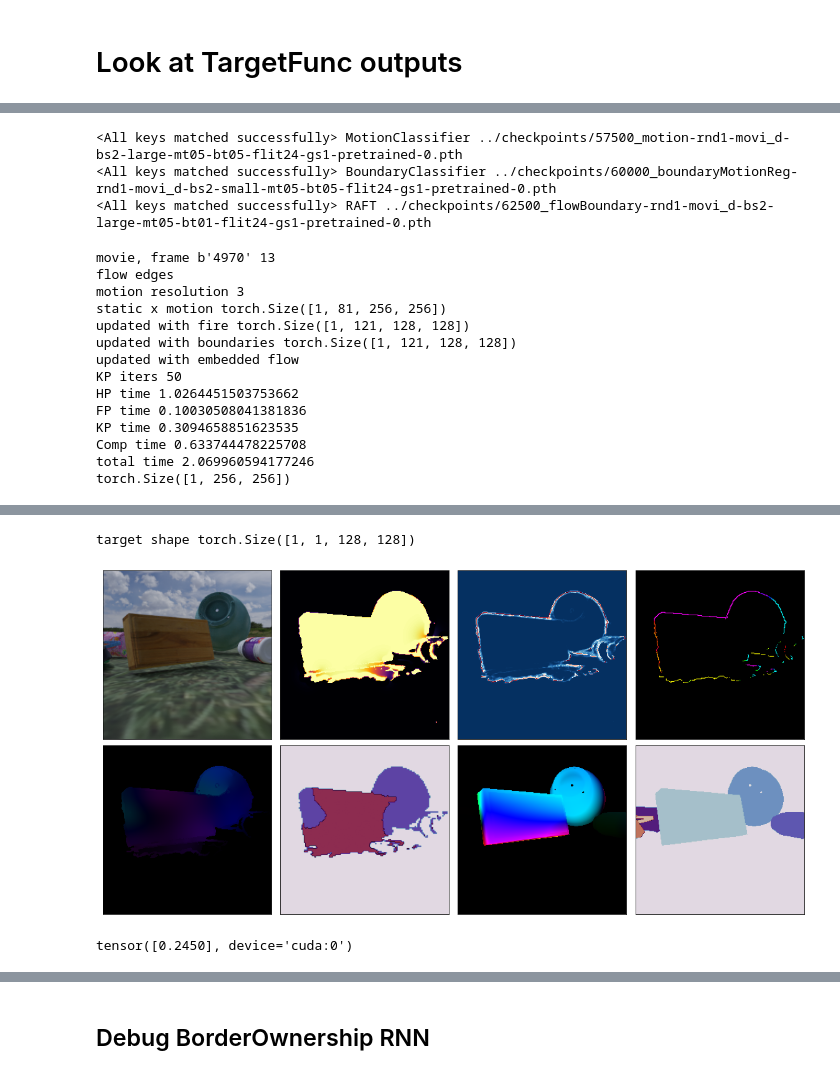
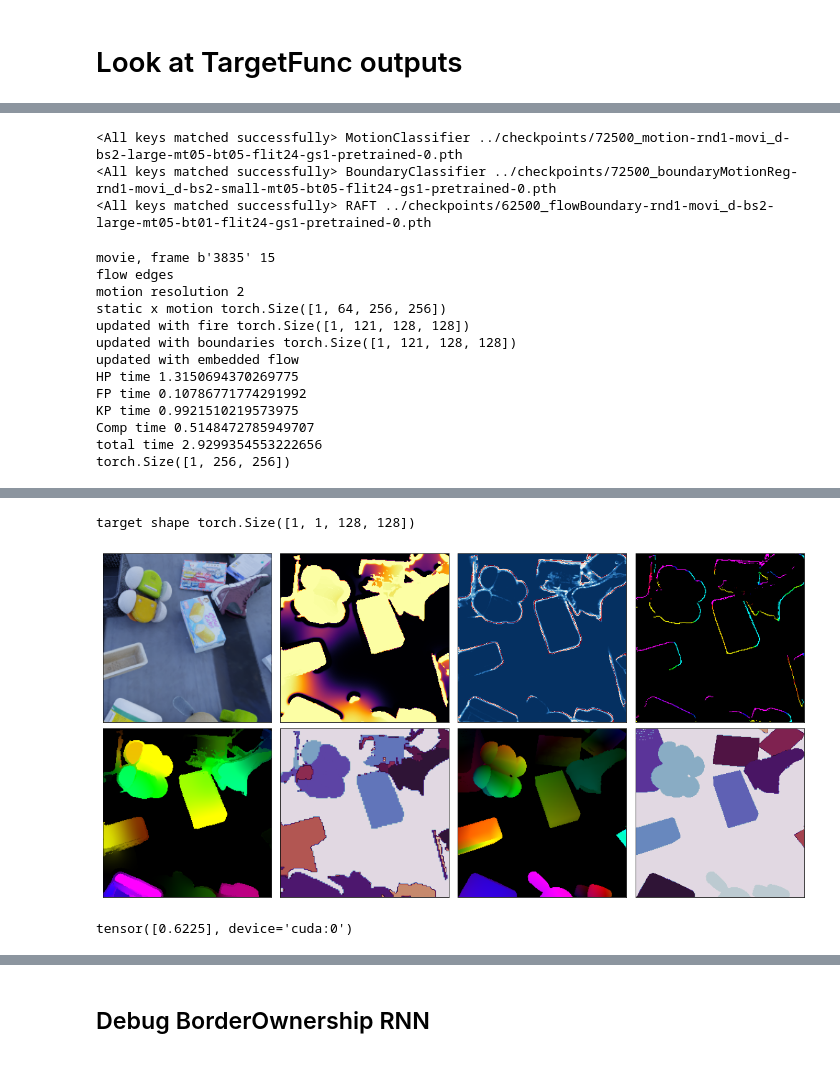
Before and after one commit to neuroailab/RAFT, a Jupyter notebook: notebooks/MotionToStatic_db042322.ipynb, the cells around one changed output, grey strips where cells are left out. Saved outputs shown, nothing was run; the diff lists cells and outputs as text; code cells hidden in the pictures.

```diff
--- a/notebooks/MotionToStatic_db042322.ipynb
+++ b/notebooks/MotionToStatic_db042322.ipynb
@@ -425,8 +425,8 @@ f_path = flow_paths[f_idx]
 TargetFunc = teachers.MotionToStaticTeacher(
     student_model_type=None,
     downsample_factor=2,
-    spatial_resolution=3,
-    motion_resolution=3,
+    spatial_resolution=4,
+    motion_resolution=2,
     target_from_motion=False,
     return_intermediates=True,
     build_flow_target=True,
@@ -517,8 +517,8 @@ def plot_targets(model, dataset, ex, motion_thresh=0.5, boundary_thresh=0.1,
 
     return targets
 # %% [output]
-<All keys matched successfully> MotionClassifier ../checkpoints/57500_motion-rnd1-movi_d-bs2-large-mt05-bt05-flit24-gs1-pretrained-0.pth
-<All keys matched successfully> BoundaryClassifier ../checkpoints/60000_boundaryMotionReg-rnd1-movi_d-bs2-small-mt05-bt05-flit24-gs1-pretrained-0.pth
+<All keys matched successfully> MotionClassifier ../checkpoints/72500_motion-rnd1-movi_d-bs2-large-mt05-bt05-flit24-gs1-pretrained-0.pth
+<All keys matched successfully> BoundaryClassifier ../checkpoints/72500_boundaryMotionReg-rnd1-movi_d-bs2-small-mt05-bt05-flit24-gs1-pretrained-0.pth
 <All keys matched successfully> RAFT ../checkpoints/62500_flowBoundary-rnd1-movi_d-bs2-large-mt05-bt01-flit24-gs1-pretrained-0.pth
 # %%
 ex = 5099
@@ -532,22 +532,21 @@ dataset = movi_dataset
 # dataset = tdw_dataset
 
 targets = plot_targets(TargetFunc, dataset, ex=ex, max_speed=3.0,
-                       motion_thresh=0.75, boundary_thresh=0.75, flip_flow=True,
+                       motion_thresh=0.5, boundary_thresh=0.5, flip_flow=True,
                        flow_iters=24, bootstrap=True
                       )
 # %% [output]
-movie, frame b'4970' 13
+movie, frame b'3835' 15
 flow edges
-motion resolution 3
-static x motion torch.Size([1, 81, 256, 256])
+motion resolution 2
+static x motion torch.Size([1, 64, 256, 256])
 updated with fire torch.Size([1, 121, 128, 128])
 updated with boundaries torch.Size([1, 121, 128, 128])
 updated with embedded flow
-KP iters 50
-HP time 1.0264451503753662
-FP time 0.10030508041381836
-KP time 0.3094658851623535
-Comp time 0.633744478225708
-total time 2.069960594177246
+HP time 1.3150694370269775
+FP time 0.10786771774291992
+KP time 0.9921510219573975
+Comp time 0.5148472785949707
+total time 2.9299354553222656
 torch.Size([1, 256, 256])
 WARNING:matplotlib.image:Clipping input data to the valid range for imshow with RGB data ([0..1] for floats or [0..255] for integers).
@@ -554,5 +554,5 @@ WARNING:matplotlib.image:Clipping input data to the valid range for imshow with
 target shape torch.Size([1, 1, 128, 128])
-[figure, old version]
+[figure, new version]
 # %%
 import dorsalventral.evaluation.object_metrics as om
 ari = om.adjusted_rand_index(
@@ -564,4 +564,4 @@ ari = om.adjusted_rand_index(
 )
 print(ari)
 # %% [output]
-tensor([0.2450], device='cuda:0')
+tensor([0.6225], device='cuda:0')
```
Also changed, not shown: parts of 5 cells of this notebook, 4 other files.
